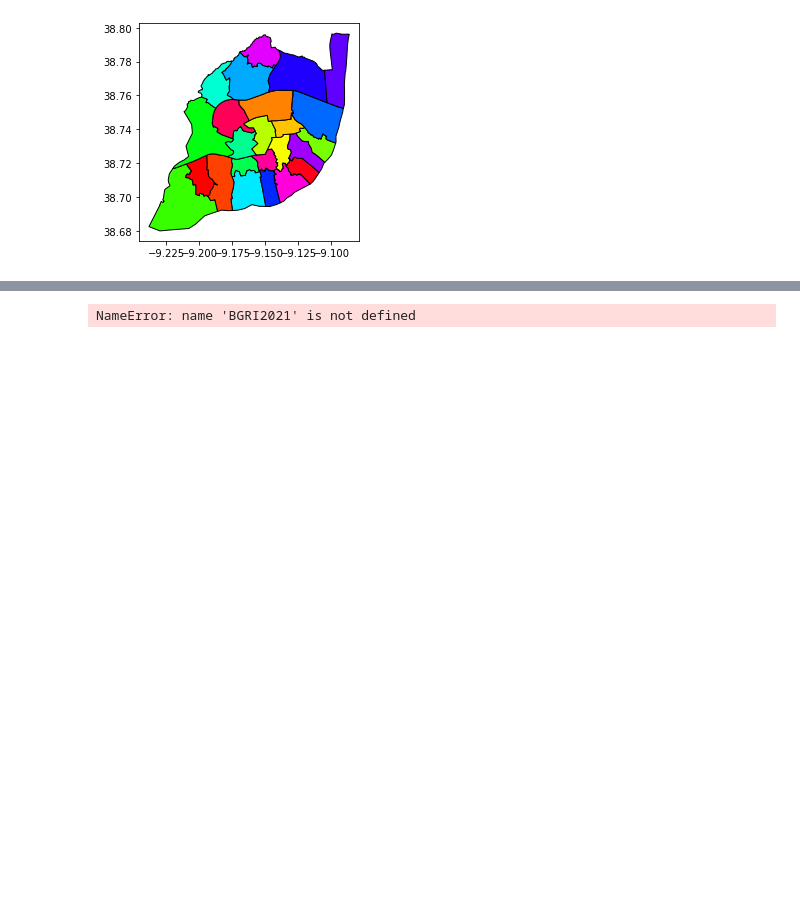
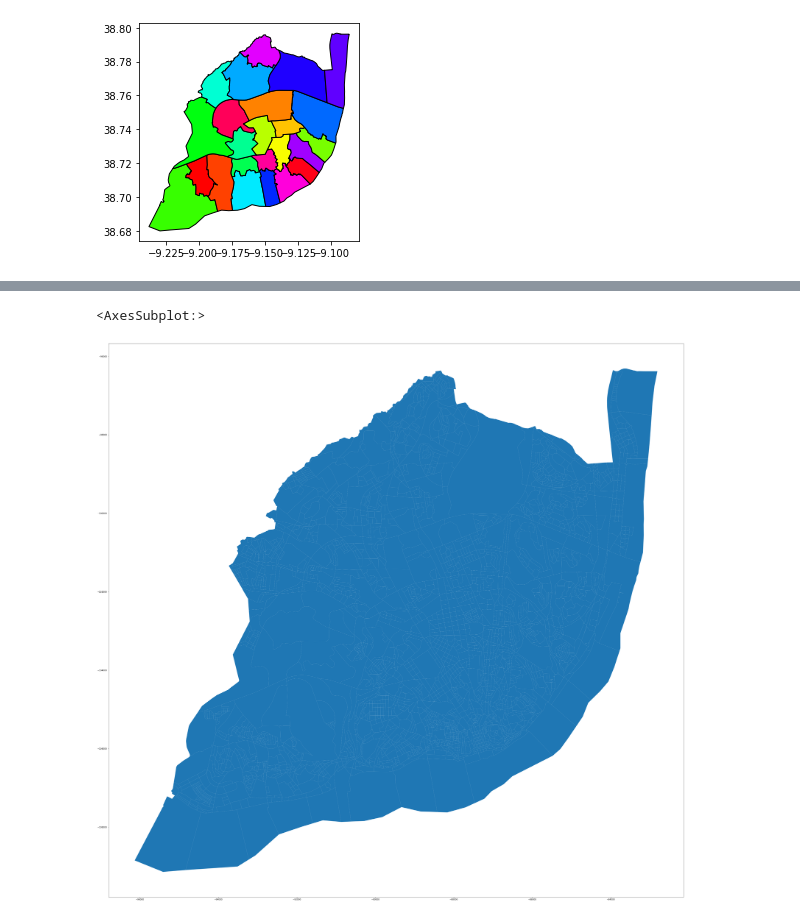
Before and after one commit to TJZLiu/Lisbon-freguesias, a Jupyter notebook: Lisbon freguesias.ipynb, the cells around one changed output, grey strips where cells are left out. Saved outputs shown, nothing was run; the diff lists cells and outputs as text; code cells hidden in the pictures; blank space fills up the shorter version.

```diff
--- a/Lisbon freguesias.ipynb
+++ b/Lisbon freguesias.ipynb
@@ -105,4 +111,5 @@ BGRI2011.plot(figsize=(500,500))
 # %%
-BGRI2021.plot()
+BGRI2021.plot(figsize=(50,50))
 # %% [output]
-NameError: name 'BGRI2021' is not defined
+<AxesSubplot:>
+[figure, added]
```
Also changed, not shown: parts of 4 cells of this notebook.
